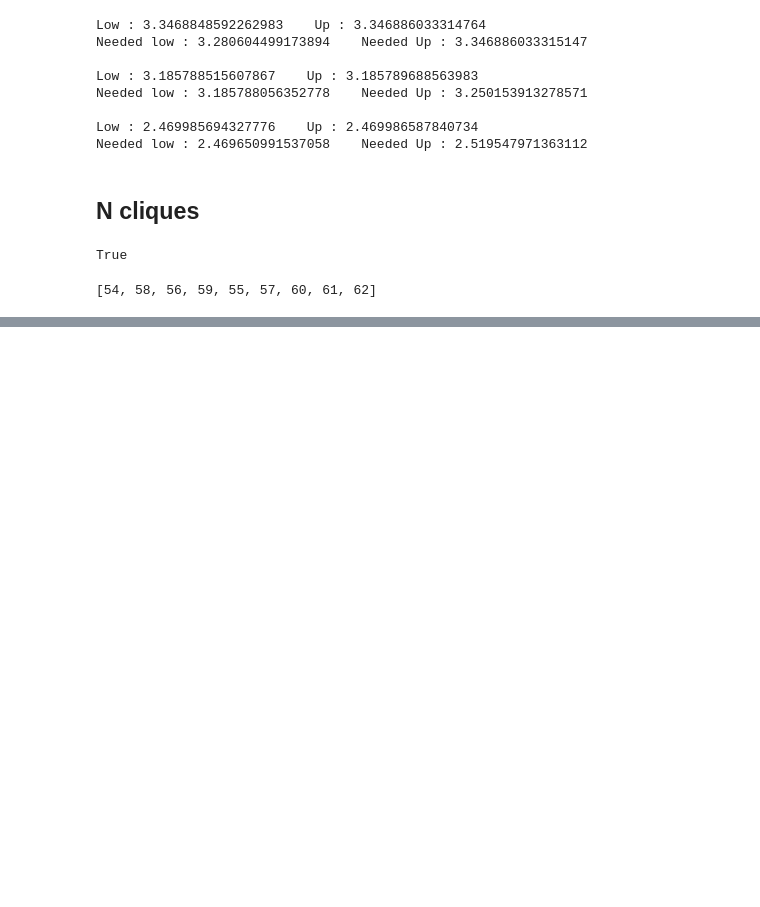
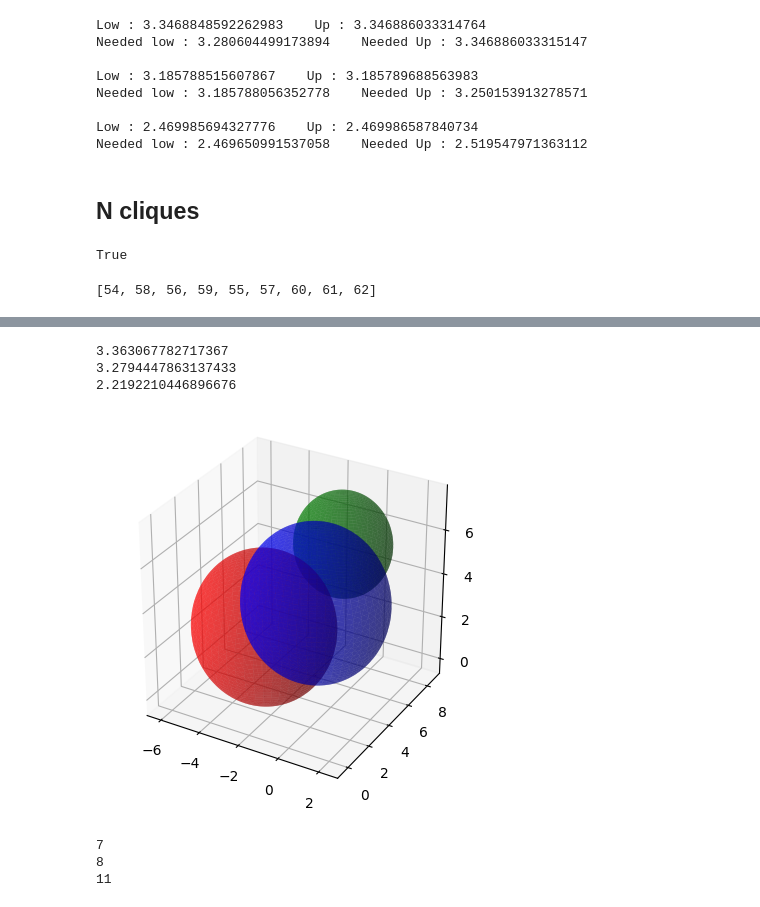
Before and after one commit to Kithtus/LSbuild, a Jupyter notebook: simulated_annealing.ipynb, the cells around one changed output, grey strips where cells are left out. Saved outputs shown, nothing was run; the diff lists cells and outputs as text; code cells hidden in the pictures; blank space fills up the shorter version.

```diff
--- a/simulated_annealing.ipynb
+++ b/simulated_annealing.ipynb
@@ -11,7 +11,7 @@ from scipy.optimize import minimize, rosen, rosen_der
 This warnings indicates broken support for the dtype!
   machar = _get_machar(dtype)
 # %%
-f= open("graph_02.txt", mode="r")
+f= open("graph_01.txt", mode="r")
 li = []
 for line in f:
     li.append(line)
@@ -281,3 +283,6 @@ for (i,j), (mini, maxi) in dico_interval.items():
     G.add_edges_from([(i,j,{"mini":mini, "maxi":maxi})])
 # %%
 cliques = nx.find_cliques(G)
+# %%
+for clique in cliques:
+    print(clique)
@@ -284,5 +307,7 @@ cliques = nx.find_cliques(G)
 # %%
 maxi_clique = max(nx.find_cliques(G), key=len)
+# %%
+maxi_clique = [0,1,2,3,4]
 # %%
 sub = nx.Graph()
 for node in maxi_clique:
@@ -629,0 +751,8 @@ maxi_clique
+# %%
+X = np.zeros((1,3))
+count = 1
+while count!=63:
+    print(count)
+    rayon = np.linalg.norm(X[count-1])
+    X = add_atom(X,dico_interval,count, rayon)
+    count +=1
@@ -629,0 +838,12 @@ maxi_clique
+# %%
+X8 = np.array([  7.06760517e-01,  -4.71016652e+00 , -1.34681783e+00])
+X9 = np.array([ -1.49827588e+00 , -4.08228545e+00,  -3.37522343e-01])
+X12 = np.array([ -1.04372973e+00 , -3.02951353e+00 ,  3.31519175e-02])
+X13 = np.array([  5.43530260e-01 , -1.51619354e+00 , -3.06569111e-01])
+print(np.linalg.norm(X8-X13))
+print(np.linalg.norm(X9-X13))
+print(np.linalg.norm(X12-X13))
+# %% [output]
+3.363067782717367
+3.2794447863137433
+2.2192210446896676
@@ -629,0 +853,27 @@ maxi_clique
+# %%
+fig = plt.figure()
+ax = fig.add_subplot(111, projection='3d')
+ax.set_aspect("equal")
+color = ["b","r","g"]
+count = 0
+for i in [7,8,11]:
+    center = X[i]
+    u = np.linspace(0, 2 * np.pi, 100)
+    v = np.linspace(0, np.pi, 100)
+    radius = np.mean(dico_interval[(i,12)])
+    x = center[0] + radius * np.outer(np.cos(u), np.sin(v))
+    y = center[1] + radius * np.outer(np.sin(u), np.sin(v))
+    z = center[2] + radius * np.outer(np.ones(np.size(u)), np.cos(v))
+    ax.plot_surface(x, y, z, color=color[count], alpha=0.5)
+    count += 1
+plt.show()
+# %% [output]
+[figure, added]
+# %%
+for (i,j),(low,up) in dico_interval.items():
+    if j==12:
+        print(i)
+# %% [output]
+7
+8
+11
```
Also changed, not shown: parts of 16 cells of this notebook, 1 other file.
